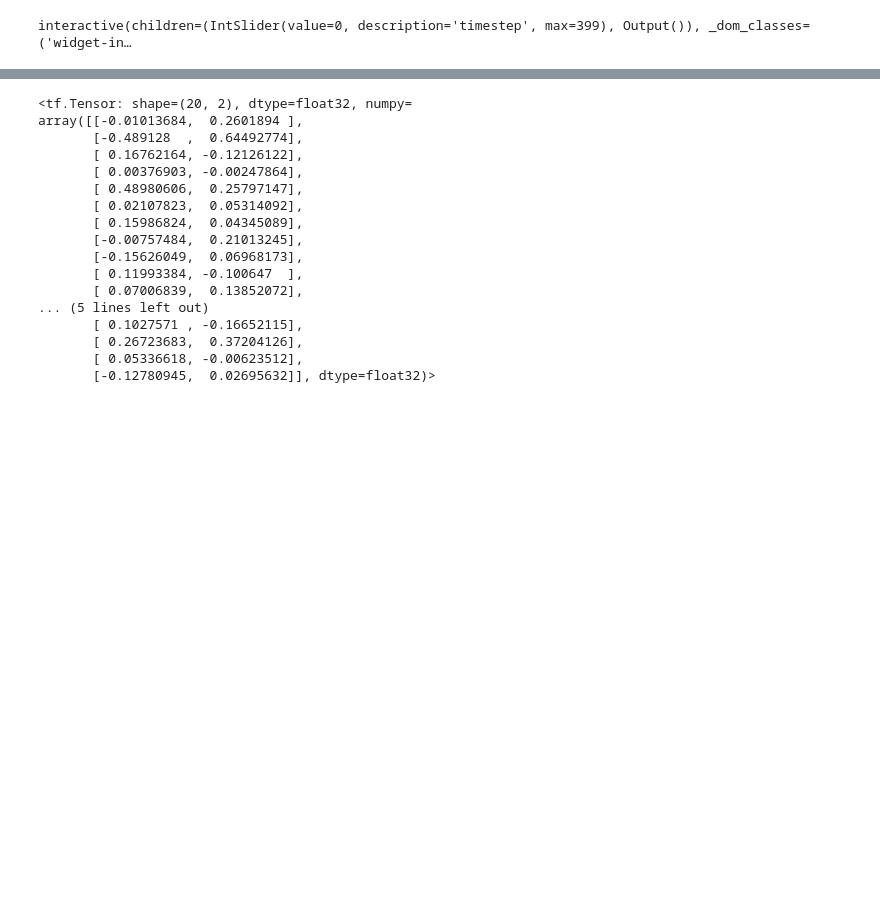
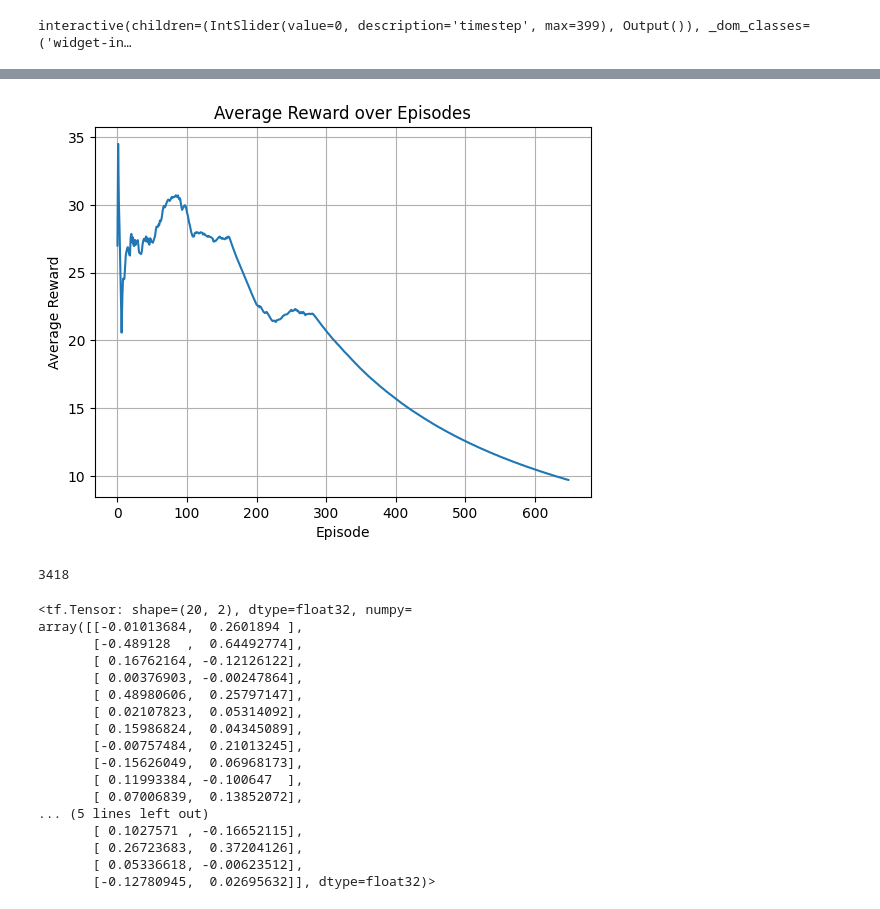
Before and after one commit to cico-rial/overcooked_ai, a Jupyter notebook: myproject.ipynb, the cells around one changed output, grey strips where cells are left out. Saved outputs shown, nothing was run; the diff lists cells and outputs as text; code cells hidden in the pictures; blank space fills up the shorter version.

```diff
--- a/myproject.ipynb
+++ b/myproject.ipynb
@@ -533,3 +544,20 @@ interactive(children=(IntSlider(value=0, description='timestep', max=399), Outpu
+# %%
+avg_reward_list = experiment_info["avg_reward_list"]
+# plot the average reward over the episodes
+import matplotlib.pyplot as plt
+plt.plot(range(len(avg_reward_list)), avg_reward_list)
+# plt.plot(range(1, number_of_episodes + 1), avg_reward_list_PPO)
+plt.xlabel('Episode')
+plt.ylabel('Average Reward')
+plt.title('Average Reward over Episodes')
+plt.grid()
+plt.show()
+# %% [output]
+[figure, added]
+# %%
+len(avg_reward_list) - 3982 + 2400
+# %% [output]
+3418
 # %%
 with tf.GradientTape() as tape:
     pi = shared_actor.call(obs_batch, training=True)
```
Also changed, not shown: parts of 7 cells of this notebook, 4 other files.
